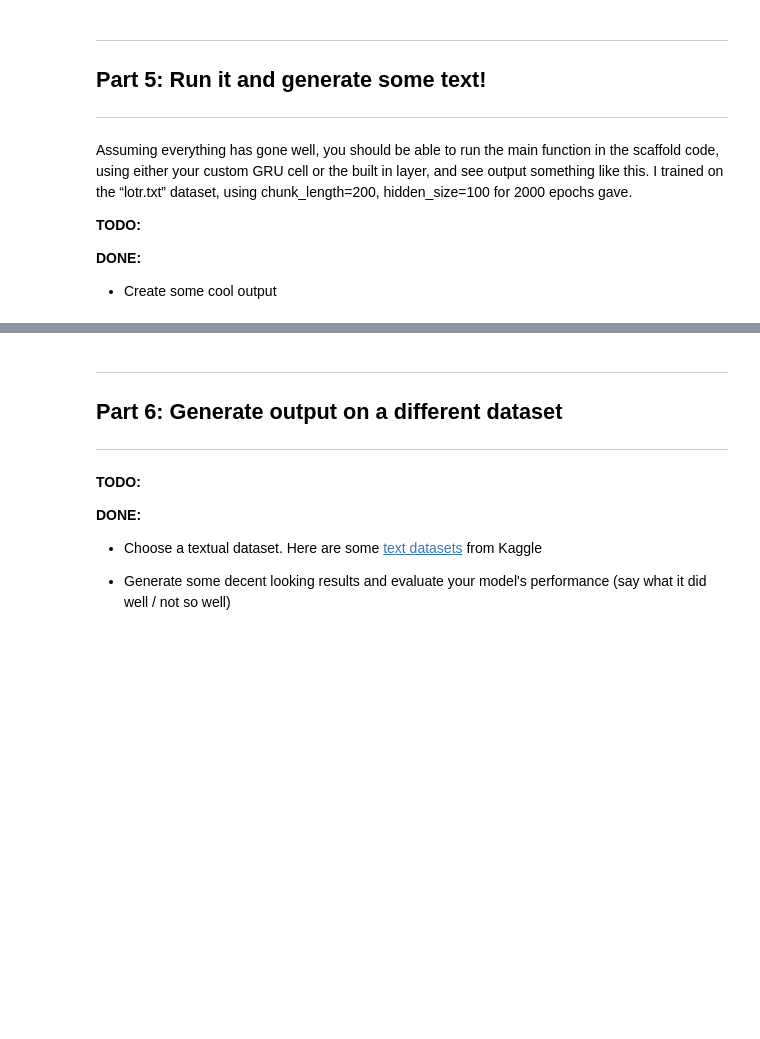
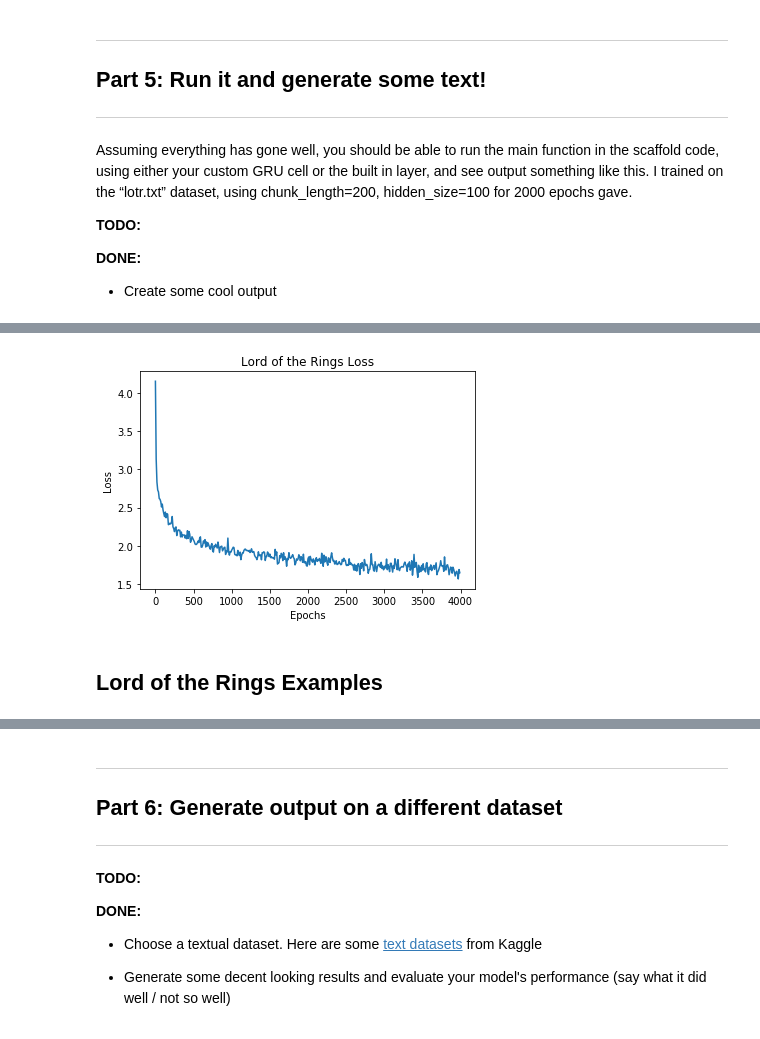
Before and after one commit to ericburdett/cs474_labs_f2019, a Jupyter notebook: DL_Lab6.ipynb, the cells around one changed output, grey strips where cells are left out. Cells and saved outputs as stored; diff of their text form; code cells hidden in the pictures; blank space fills up the shorter version.

```diff
--- a/DL_Lab6.ipynb
+++ b/DL_Lab6.ipynb
@@ -383,9 +393,15 @@ NameError: ignored
 # %%
+import matplotlib.pyplot as plt
+
 plt.title('Lord of the Rings Loss')
 plt.xlabel('Epochs')
 plt.ylabel('Loss')
-plt.plot(range(len(all_losses)) * plot_every, all_losses)
+plt.plot([i * plot_every for i in range(len(all_losses))], all_losses)
 plt.show()
+# %% [output]
+[figure, added]
+# %% [markdown]
+## Lord of the Rings Examples
 # %%
 for i in range(10):
   start_strings = [" Th", " wh", " he", " I ", " ca", " G", " lo", " ra"]
```
Also changed, not shown: parts of 7 cells of this notebook.
